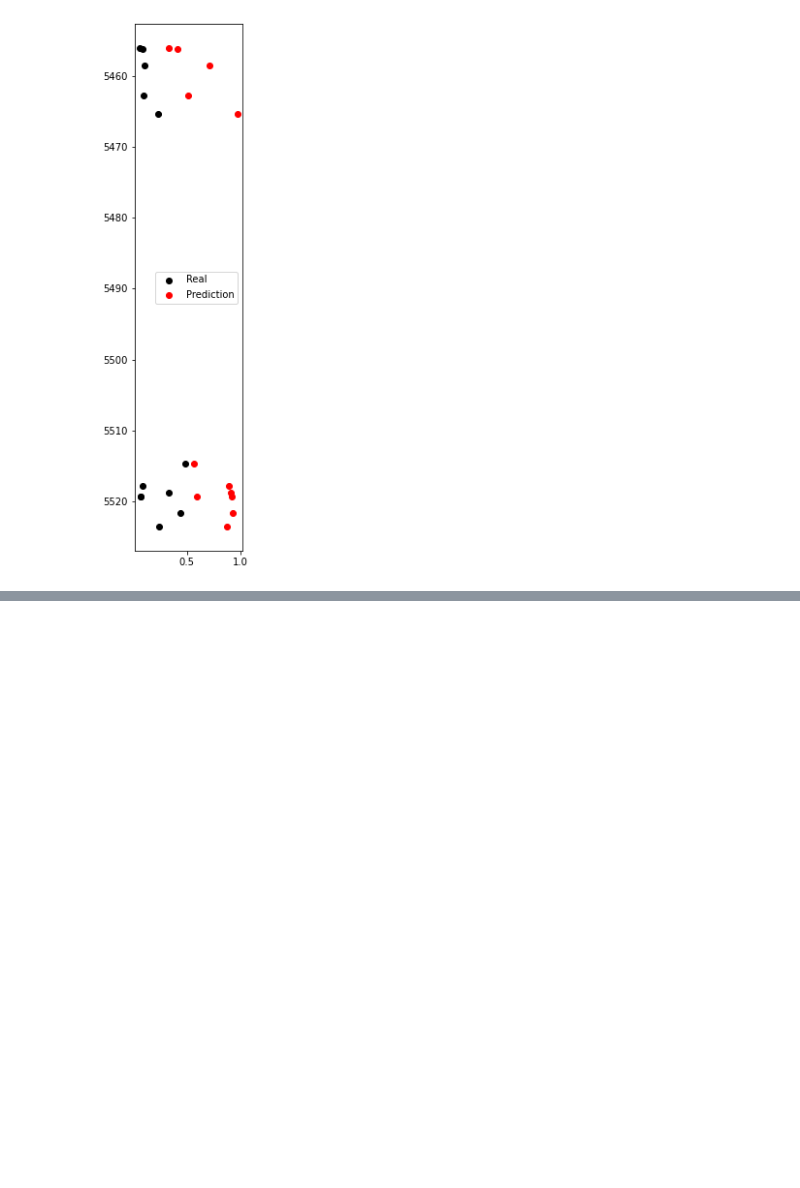
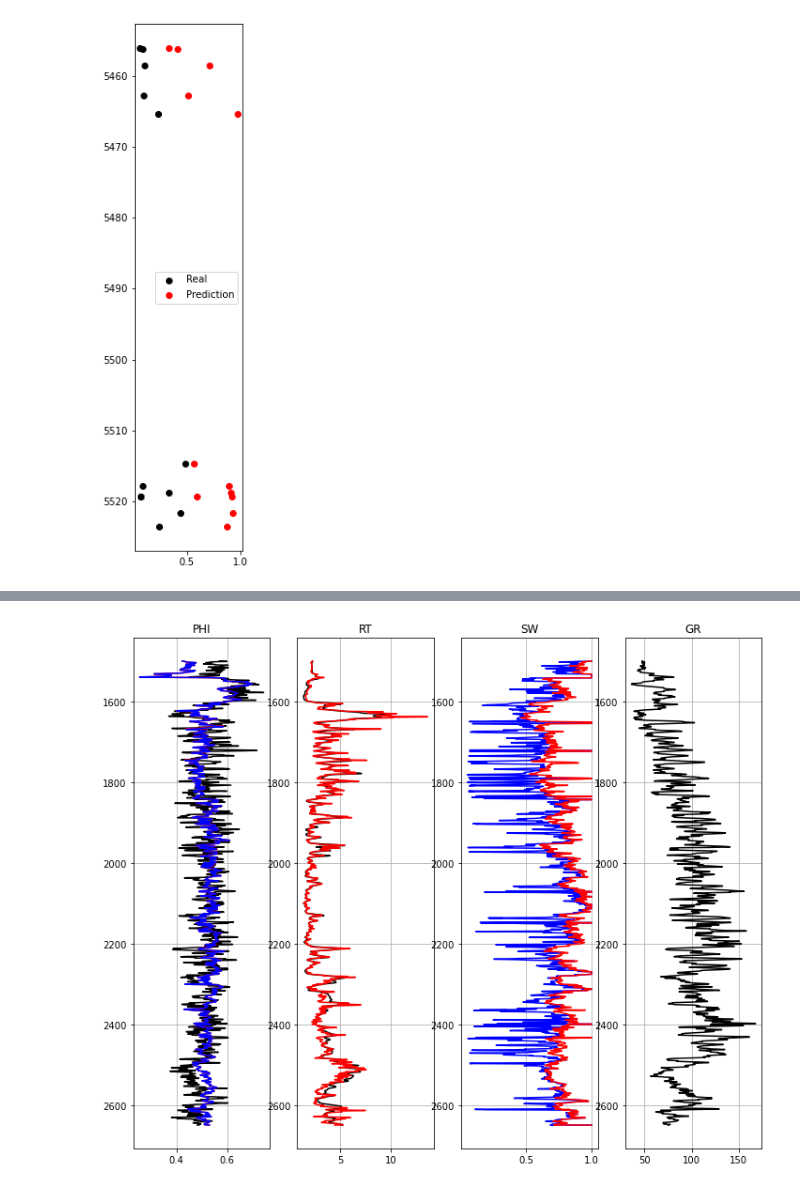
Before and after one commit to horaciosrf/masters_project, a Jupyter notebook: regression_horacio.ipynb, the cells around one changed output, grey strips where cells are left out. Saved outputs shown, nothing was run; the diff lists cells and outputs as text; code cells hidden in the pictures; blank space fills up the shorter version.

```diff
--- a/regression_horacio.ipynb
+++ b/regression_horacio.ipynb
@@ -317,0 +491,2 @@ ax.invert_yaxis()
+# %%
+well2_welly = Well.from_las('C:/Users/horac/Desktop/masters_project/dado_LosLobos2.las', index='ft')
@@ -317,0 +513,5 @@ ax.invert_yaxis()
+# %%
+# Vemos na anterior vários perfis de porosidade e resistividade. Só por precaução vamos plotar todos
+well2 = well2_welly.df(['Depth','GR','NPHI','DPHI:1','DPHI:2','ILDC','LL8C','SWE','SWT'])
+well2 = well2.reset_index(drop = False)
+well2
@@ -317,0 +532,5 @@ ax.invert_yaxis()
+# %%
+#Nos livrando de todos NaN, conseguimos definir um intervalo de reservatório e com bastante dados
+well2 = well2.dropna(axis=0,how='any')
+well2 = well2.reset_index(drop = False)
+well2
@@ -317,0 +551,40 @@ ax.invert_yaxis()
+# %%
+#Plotando para visualizar os perfis de RT, PHI e GR junto do SW
+fig, ax = plt.subplots(1,4,figsize=(12,10))
+ax[0].plot(well2['NPHI'],well2['Depth'],color='k')
+ax[0].plot(well2['DPHI:1'],well2['Depth'],color='r')
+ax[0].plot(well2['DPHI:2'],well2['Depth'],color='b')
+#ax[0].set(xlabel = 'RHOB (kg/m³)', ylabel = 'DEPTH (m)')
+ax[0].title.set_text('PHI')
+ax[0].grid()
+#ax[0].legend(labels = ['NPHI','DPHI'], loc = "upper right")
+#ax[0].set_ylim(well2['Depth'][0], well2['Depth'][len(well2['Depth'])-1])
+ax[0].invert_yaxis()
+
+ax[1].plot(well2['ILDC'],well2['Depth'],color='k')
+ax[1].plot(well2['LL8C'],well2['Depth'],color='r')
+#ax[1].set(xlabel = 'RHOB (kg/m³)', ylabel = 'DEPTH (m)')
+ax[1].title.set_text('RT')
+ax[1].grid()
+#ax[1].legend(labels = ['LL8','ILD'], loc = "upper right")
+#ax[1].set_ylim(well2['Depth'][0], well2['Depth'][len(well2['Depth'])-1])
+ax[1].invert_yaxis()
+
+ax[2].plot(well2['SWE'],well2['Depth'],color='b')
+ax[2].plot(well2['SWT'],well2['Depth'],color='r')
+#ax[1].set(xlabel = 'RHOB (kg/m³)', ylabel = 'DEPTH (m)')
+ax[2].title.set_text('SW')
+ax[2].grid()
+#ax[1].legend(labels = ['Real','CNN regression', 'BP regression'], loc = "upper right")
+#ax[1].set_ylim(well2['Depth'][0], well2['Depth'][len(well2['Depth'])-1])
+ax[2].invert_yaxis()
+
+ax[3].plot(well2['GR'],well2['Depth'],color='k')
+#ax[1].set(xlabel = 'RHOB (kg/m³)', ylabel = 'DEPTH (m)')
+ax[3].title.set_text('GR')
+ax[3].grid()
+#ax[1].legend(labels = ['Real','CNN regression', 'BP regression'], loc = "upper right")
+#ax[1].set_ylim(well2['Depth'][0], well2['Depth'][len(well2['Depth'])-1])
+ax[3].invert_yaxis()
+# %% [output]
+[figure, added]
```
Also changed, not shown: parts of 39 cells of this notebook, 12 other files.
